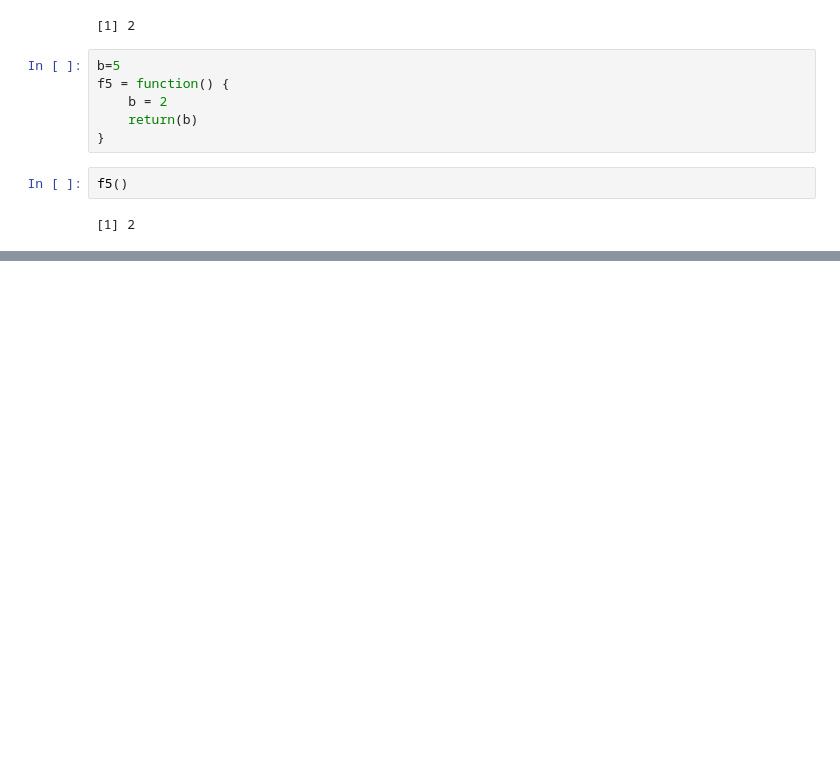
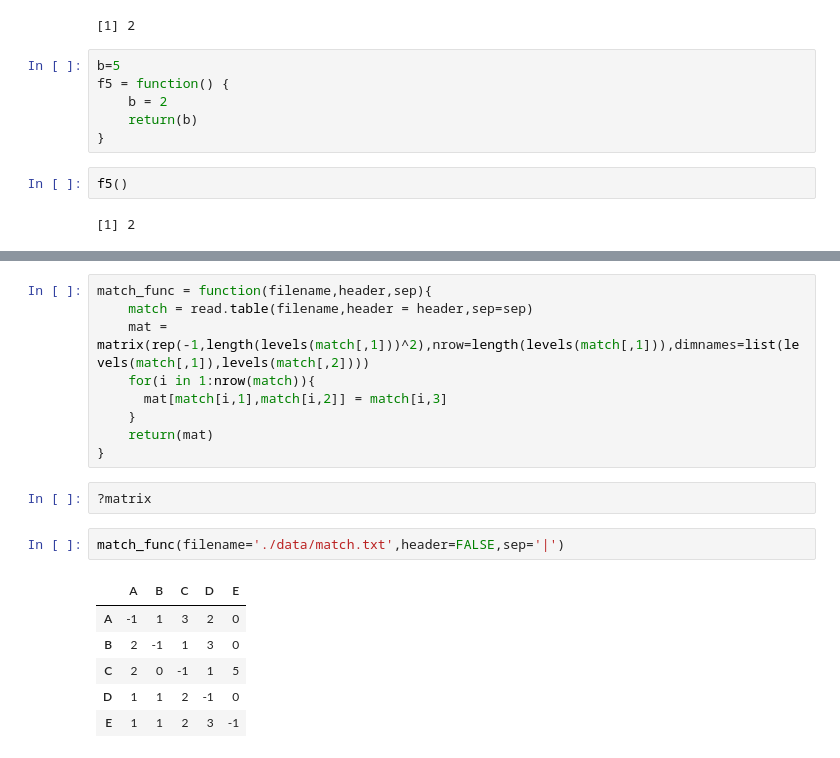
Before and after one commit to YuHsuanLin/riii, a Jupyter notebook: cb102/cb102_20180814.ipynb, the cells around one changed output, grey strips where cells are left out. Saved outputs shown, nothing was run; the diff lists cells and outputs as text; blank space fills up the shorter version.

Commit message:
function

```diff
--- a/cb102/cb102_20180814.ipynb
+++ b/cb102/cb102_20180814.ipynb
@@ -433,0 +471,20 @@ f5()
+# %%
+match_func = function(filename,header,sep){
+    match = read.table(filename,header = header,sep=sep)
+    mat = matrix(rep(-1,length(levels(match[,1]))^2),nrow=length(levels(match[,1])),dimnames=list(levels(match[,1]),levels(match[,2])))
+    for(i in 1:nrow(match)){
+      mat[match[i,1],match[i,2]] = match[i,3]
+    }
+    return(mat)
+}
+# %%
+?matrix
+# %%
+match_func(filename='./data/match.txt',header=FALSE,sep='|')
+# %% [output]
+|  | A | B | C | D | E |
+| A | -1 | 1 | 3 | 2 | 0 |
+| B | 2 | -1 | 1 | 3 | 0 |
+| C | 2 | 0 | -1 | 1 | 5 |
+| D | 1 | 1 | 2 | -1 | 0 |
+| E | 1 | 1 | 2 | 3 | -1 |
```
Also changed, not shown: parts of 10 cells of this notebook.
